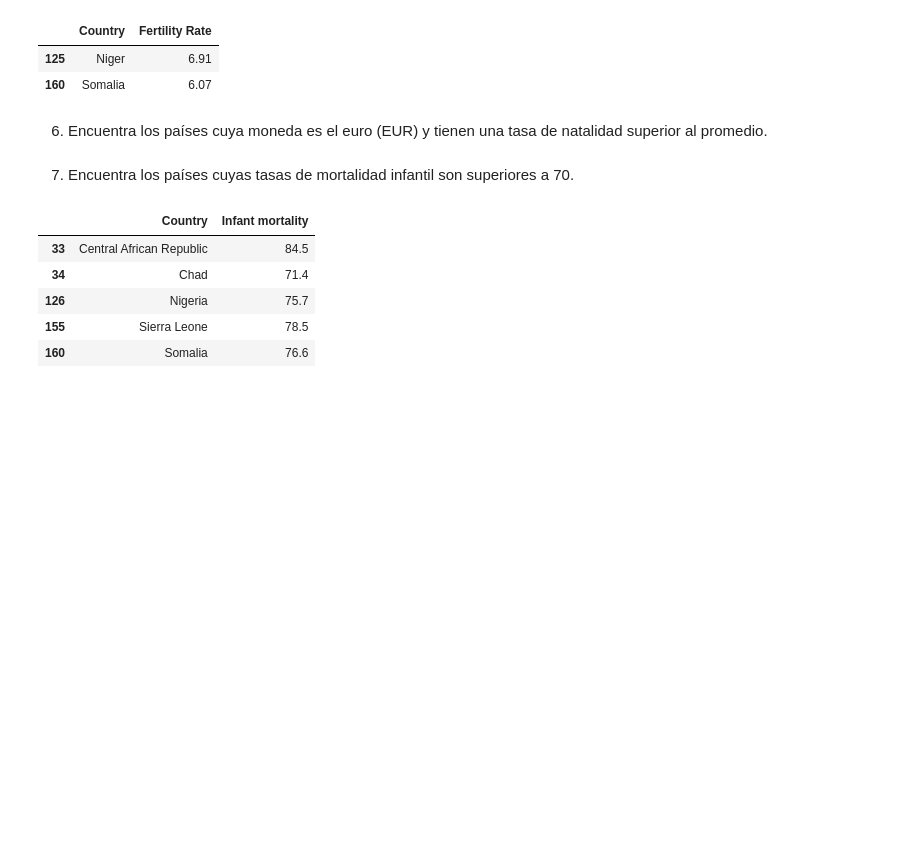
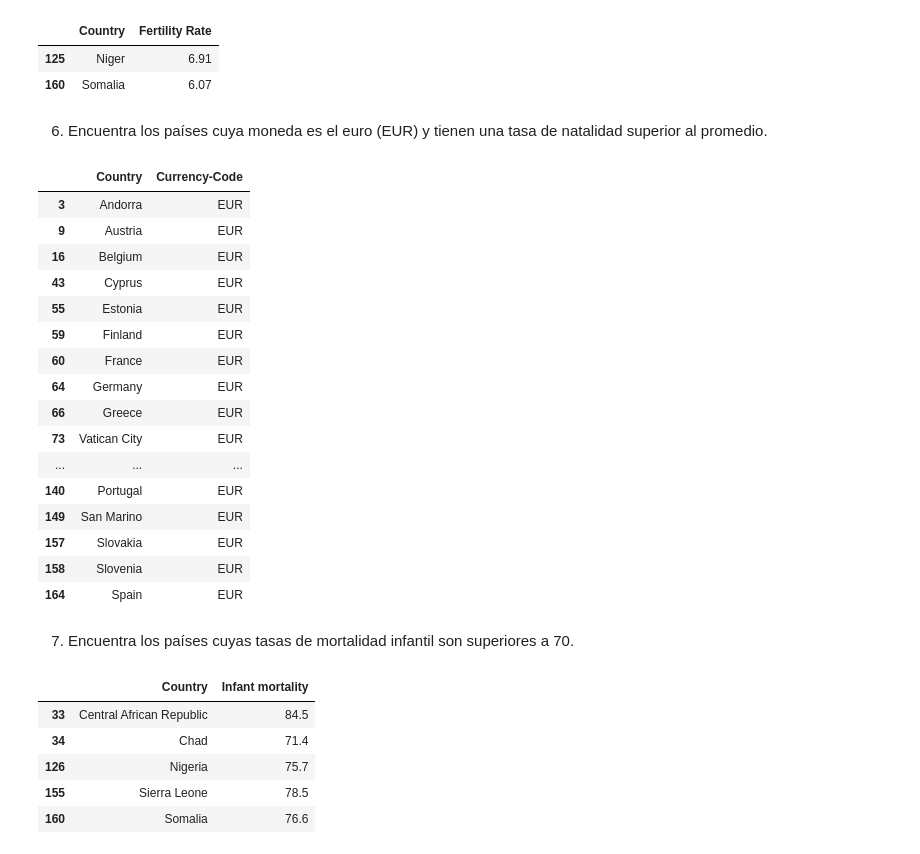
Before and after one commit to Adalab/da-promoF-modulo3-sprint1-pairprogramming-BelenZahara, a Jupyter notebook: PairM3-L4-UnionDatos.ipynb, the cells around one changed output. Drawn from its saved outputs; the diff is of its cells as text; code cells hidden in the pictures; blank space fills up the shorter version.

```diff
--- a/PairM3-L4-UnionDatos.ipynb
+++ b/PairM3-L4-UnionDatos.ipynb
@@ -184,6 +323,26 @@ df_mergeado[(df_mergeado['Fertility Rate']> 6)][["Country","Fertility Rate"]]
 | 160 | Somalia | 6.07 |
 # %% [markdown]
 6. Encuentra los países cuya moneda es el euro (EUR) y tienen una tasa de natalidad superior al promedio.
+# %%
+df_mergeado[(df_mergeado['Currency-Code']=='EUR')][["Country","Currency-Code"]]
+# %% [output]
+|  | Country | Currency-Code |
+| 3 | Andorra | EUR |
+| 9 | Austria | EUR |
+| 16 | Belgium | EUR |
+| 43 | Cyprus | EUR |
+| 55 | Estonia | EUR |
+| 59 | Finland | EUR |
+| 60 | France | EUR |
+| 64 | Germany | EUR |
+| 66 | Greece | EUR |
+| 73 | Vatican City | EUR |
+| ... | ... | ... |
+| 140 | Portugal | EUR |
+| 149 | San Marino | EUR |
+| 157 | Slovakia | EUR |
+| 158 | Slovenia | EUR |
+| 164 | Spain | EUR |
 # %% [markdown]
 7. Encuentra los países cuyas tasas de mortalidad infantil son superiores a 70.
 # %%
```
Also changed, not shown: parts of 16 cells of this notebook.
